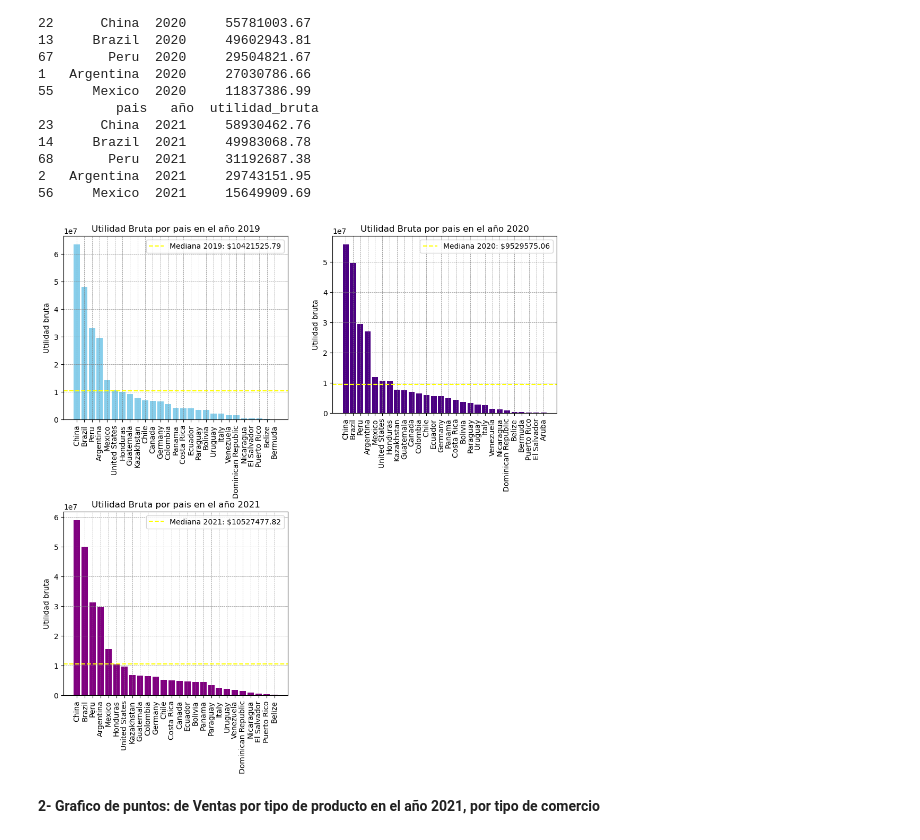
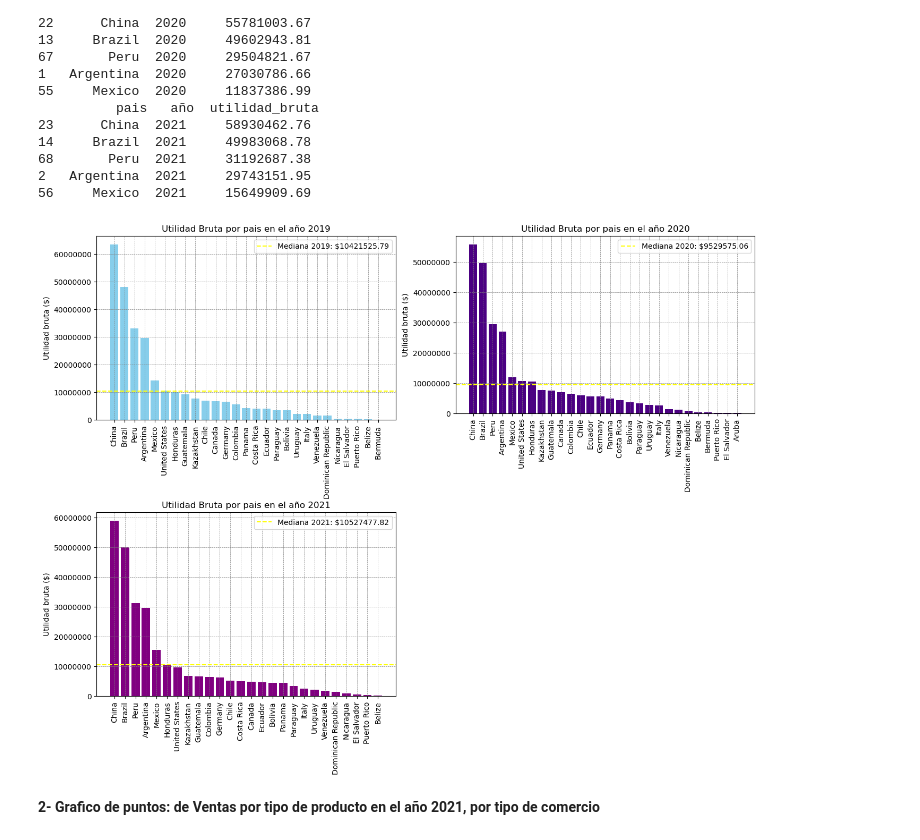
Before and after one commit to manuelpalomeque/ISPC--An-lisisDeDatos--DataBring, a Jupyter notebook: Proyecto Integrador - Analista de Datos - ISPC-Palomeque.ipynb, the cells around one changed output. Saved outputs shown, nothing was run; the diff lists cells and outputs as text; code cells hidden in the pictures.

```diff
--- a/Proyecto Integrador - Analista de Datos - ISPC-Palomeque.ipynb
+++ b/Proyecto Integrador - Analista de Datos - ISPC-Palomeque.ipynb
@@ -654,42 +654,45 @@ print(utilidadB2019.head(),'\n', utilidadB2020.head(),'\n', utilidadB2021.head()
 2   Argentina  2021     29743151.95
 56     Mexico  2021     15649909.69
 # %%
-plt.figure(figsize=(12,180))
+plt.figure(figsize=(16,180))
 plt.subplots_adjust(hspace=0.5)
 
 # 2019
 plt.subplot(27,2,1)
 plt.bar(utilidadB2019['pais'], utilidadB2019['utilidad_bruta'],color='skyblue')
 plt.axhline(y=media_utilidad_bruta2019, color='yellow', linestyle='--', label=f'Mediana 2019: ${media_utilidad_bruta2019}') #Media
-plt.ylabel('Utilidad bruta')
+plt.ylabel('Utilidad bruta ($)')
 plt.title('Utilidad Bruta por pais en el año 2019')
 plt.xticks(rotation=90)
 plt.grid(color = 'gray', linestyle = '--', linewidth = 0.5)
 plt.legend( loc= 'upper right')
+plt.ticklabel_format(style='plain', axis='y')
 
 #2020
 plt.subplot(28,2,2)
 plt.bar(utilidadB2020['pais'], utilidadB2020['utilidad_bruta'], color='indigo')
 plt.axhline(y=media_utilidad_bruta2020, color='yellow', linestyle='--', label=f'Mediana 2020: ${media_utilidad_bruta2020}')#Media
-plt.ylabel('Utilidad bruta')
+plt.ylabel('Utilidad bruta ($)')
 plt.title('Utilidad Bruta por pais en el año 2020')
 plt.xticks(rotation=90)
 plt.grid(color = 'gray', linestyle = '--', linewidth = 0.5)
 plt.legend( loc= 'upper right')
+plt.ticklabel_format(style='plain', axis='y')
 
 #2021
 plt.subplot(27,2,3)
 plt.bar(utilidadB2021['pais'], utilidadB2021['utilidad_bruta'], color='purple')
 plt.axhline(y=media_utilidad_bruta2021, color='yellow', linestyle='--', label=f'Mediana 2021: ${media_utilidad_bruta2021}')#Media
-plt.ylabel('Utilidad bruta')
+plt.ylabel('Utilidad bruta ($)')
 plt.title('Utilidad Bruta por pais en el año 2021')
 plt.xticks(rotation=90)
 plt.grid(color = 'gray', linestyle = '--', linewidth = 0.5)
 plt.legend( loc= 'upper right')
+plt.ticklabel_format(style='plain', axis='y')
 
 plt.show()
 # %% [output]
-[figure, old version]
+[figure, new version]
 # %% [markdown]
 **2- Grafico de puntos: de Ventas por tipo de producto en el año 2021, por tipo de comercio**
 # %%
```
Also changed, not shown: parts of 5 cells of this notebook.
